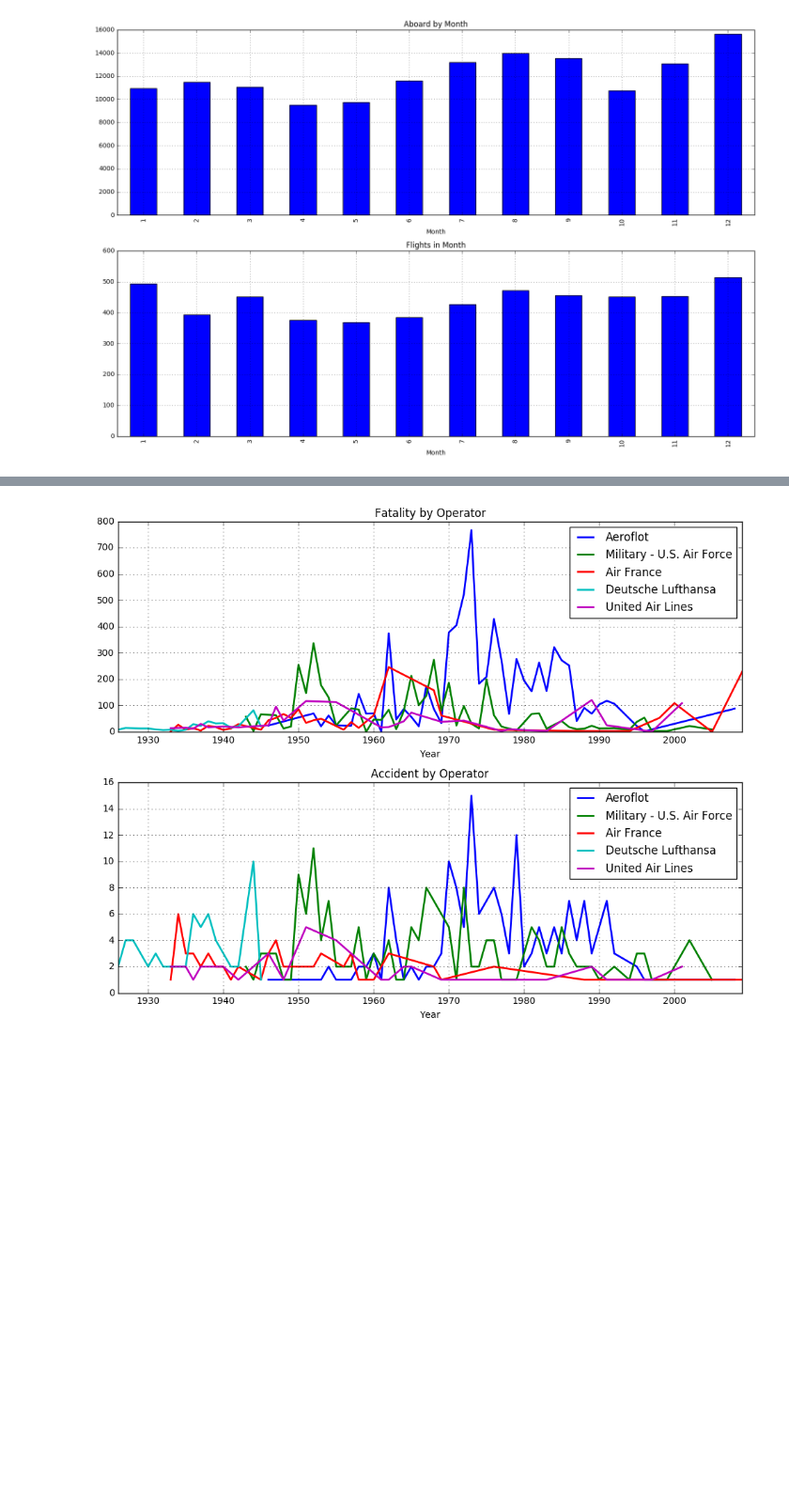
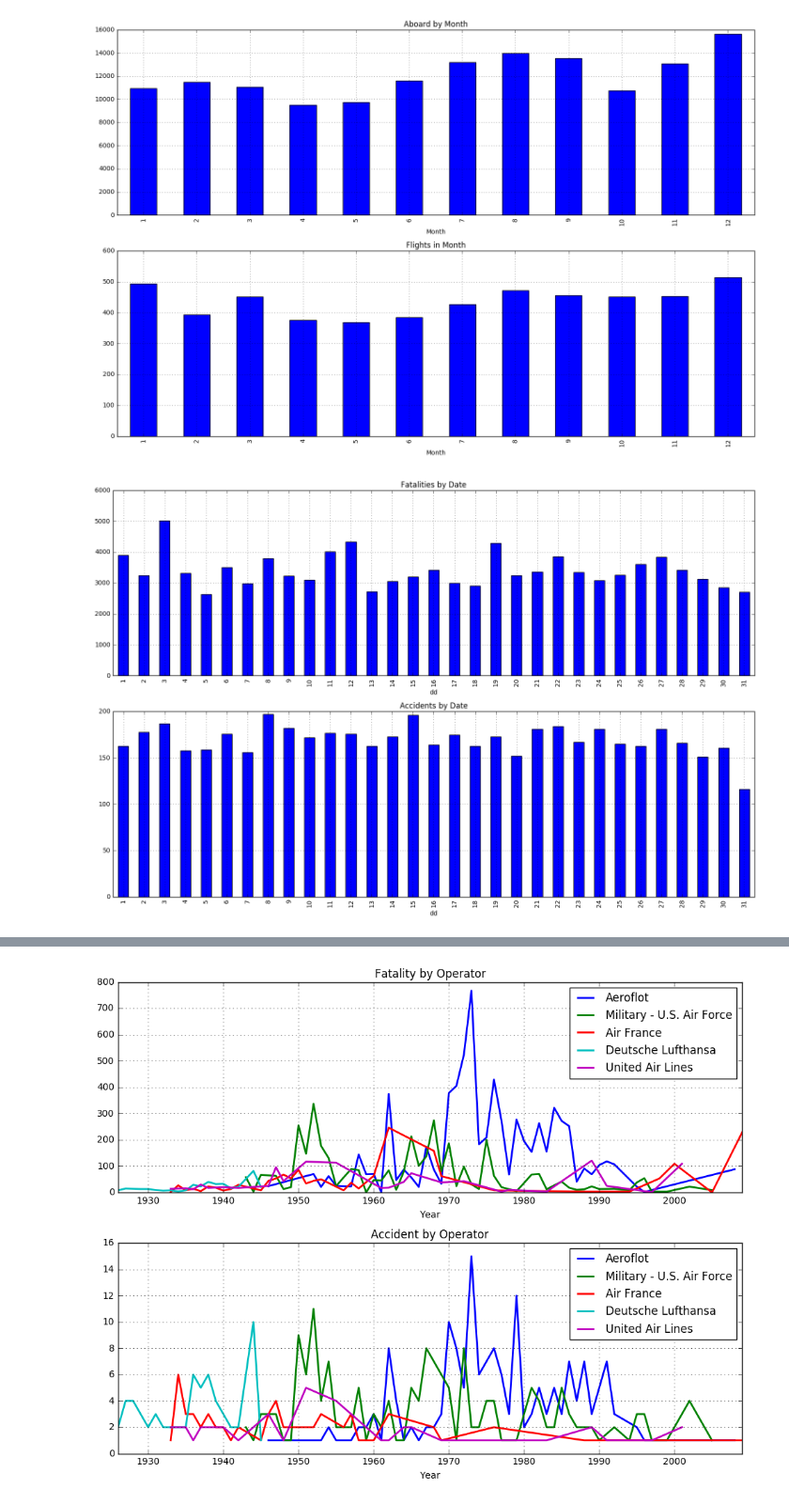
Before and after one commit to ykl7/Airplanes-1908, a Jupyter notebook: Airplane TS.ipynb, the cells around one changed output, grey strips where cells are left out. Shown at 94% size. Drawn from its saved outputs; the diff is of its cells as text; code cells hidden in the pictures; blank space fills up the shorter version.

```diff
--- a/Airplane TS.ipynb
+++ b/Airplane TS.ipynb
@@ -194,3 +194,15 @@ monthly_aboard['Aboard','count'].plot(kind='bar',title='Flights in Month',grid=T
 plt.tight_layout()
 # %% [output]
 [figure]
+# %%
+# datewise stats
+
+df['dd'] = df['Date'].apply(lambda x: int(str(x)[3:5]))
+dately = df[['dd','Fatalities']].groupby('dd').agg(['sum','count'])
+
+fig_dately,(axy1,axy2)=plt.subplots(2,1,figsize=(15,10))
+dately['Fatalities','sum'].plot(kind='bar',title='Fatalities by Date',grid=True,ax=axy1,rot=90)
+dately['Fatalities','count'].plot(kind='bar',title='Accidents by Date',grid=True,ax=axy2,rot=90)
+plt.tight_layout()
+# %% [output]
+[figure, added]
```
Also changed, not shown: parts of 6 cells of this notebook.
